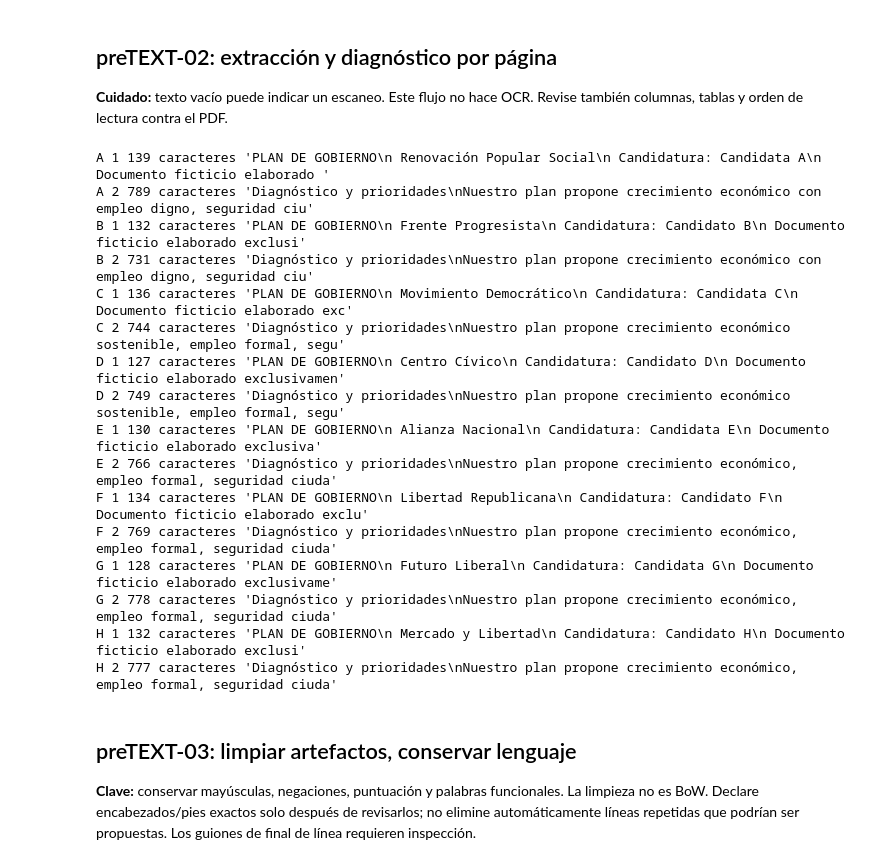
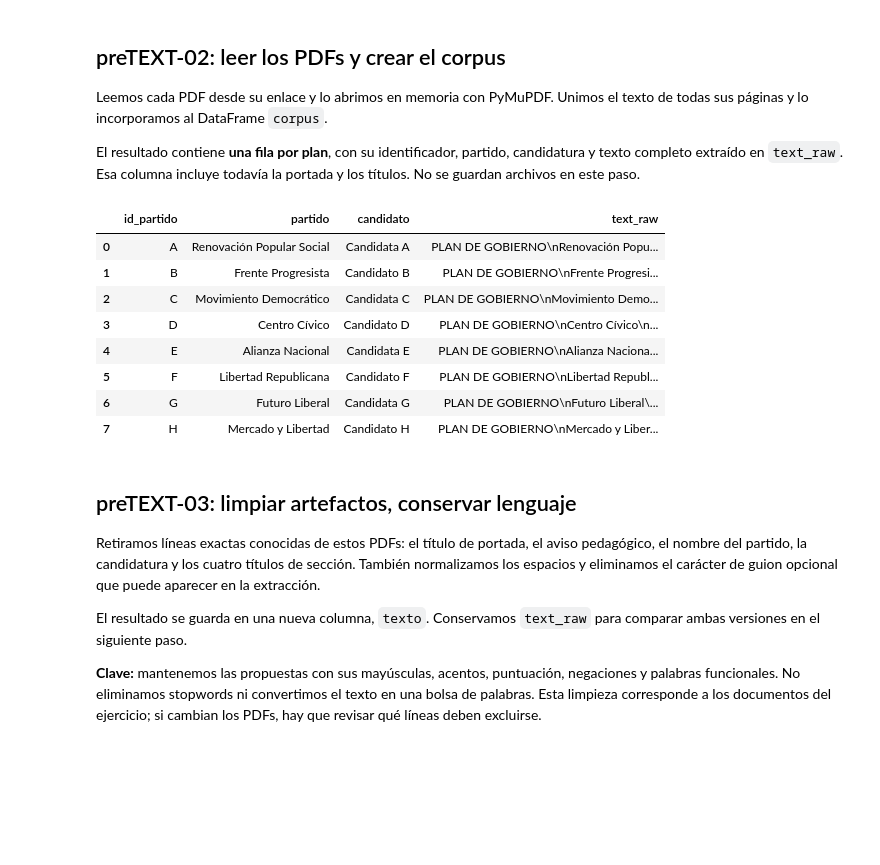
Before and after one commit to doctorado-cuanticp/text, a Jupyter notebook: preTextAnalysis.ipynb, the cells around one changed output. Saved outputs shown, nothing was run; the diff lists cells and outputs as text; code cells hidden in the pictures; blank space fills up the shorter version.

```diff
--- a/preTextAnalysis.ipynb
+++ b/preTextAnalysis.ipynb
@@ -76,34 +78,48 @@ assert len({r['id_partido'] for r in MANIFIESTO}) == 8
 # %% [markdown]
-## preTEXT-02: extracción y diagnóstico por página
-**Cuidado:** texto vacío puede indicar un escaneo. Este flujo no hace OCR. Revise también columnas, tablas y orden de lectura contra el PDF.
+## preTEXT-02: leer los PDFs y crear el corpus
+
+Leemos cada PDF desde su enlace y lo abrimos en memoria con PyMuPDF. Unimos el texto de todas sus páginas y lo incorporamos al DataFrame `corpus`.
+
+El resultado contiene **una fila por plan**, con su identificador, partido, candidatura y texto completo extraído en `text_raw`. Esa columna incluye todavía la portada y los títulos. No se guardan archivos en este paso.
-# %%
-from pypdf import PdfReader
-paginas = []
-for r in MANIFIESTO:
-    reader = PdfReader(PDFS/r['archivo'])
-    for k, page in enumerate(reader.pages, 1):
-        text = page.extract_text() or ''
-        paginas.append(dict(id_partido=r['id_partido'], archivo=r['archivo'], pagina=k, original=text))
-        print(r['id_partido'], k, len(text), 'caracteres', repr(text[:100]))
-assert all(p['original'].strip() for p in paginas), 'Hay páginas vacías: revisar OCR/extracción antes de continuar.'
-# %% [output]
-A 1 139 caracteres 'PLAN DE GOBIERNO\n Renovación Popular Social\n Candidatura: Candidata A\n Documento ficticio elaborado '
-A 2 789 caracteres 'Diagnóstico y prioridades\nNuestro plan propone crecimiento económico con empleo digno, seguridad ciu'
-B 1 132 caracteres 'PLAN DE GOBIERNO\n Frente Progresista\n Candidatura: Candidato B\n Documento ficticio elaborado exclusi'
-B 2 731 caracteres 'Diagnóstico y prioridades\nNuestro plan propone crecimiento económico con empleo digno, seguridad ciu'
-C 1 136 caracteres 'PLAN DE GOBIERNO\n Movimiento Democrático\n Candidatura: Candidata C\n Documento ficticio elaborado exc'
-C 2 744 caracteres 'Diagnóstico y prioridades\nNuestro plan propone crecimiento económico sostenible, empleo formal, segu'
-D 1 127 caracteres 'PLAN DE GOBIERNO\n Centro Cívico\n Candidatura: Candidato D\n Documento ficticio elaborado exclusivamen'
-D 2 749 caracteres 'Diagnóstico y prioridades\nNuestro plan propone crecimiento económico sostenible, empleo formal, segu'
-E 1 130 caracteres 'PLAN DE GOBIERNO\n Alianza Nacional\n Candidatura: Candidata E\n Documento ficticio elaborado exclusiva'
-E 2 766 caracteres 'Diagnóstico y prioridades\nNuestro plan propone crecimiento económico, empleo formal, seguridad ciuda'
-F 1 134 caracteres 'PLAN DE GOBIERNO\n Libertad Republicana\n Candidatura: Candidato F\n Documento ficticio elaborado exclu'
-F 2 769 caracteres 'Diagnóstico y prioridades\nNuestro plan propone crecimiento económico, empleo formal, seguridad ciuda'
-G 1 128 caracteres 'PLAN DE GOBIERNO\n Futuro Liberal\n Candidatura: Candidata G\n Documento ficticio elaborado exclusivame'
-G 2 778 caracteres 'Diagnóstico y prioridades\nNuestro plan propone crecimiento económico, empleo formal, seguridad ciuda'
-H 1 132 caracteres 'PLAN DE GOBIERNO\n Mercado y Libertad\n Candidatura: Candidato H\n Documento ficticio elaborado exclusi'
-H 2 777 caracteres 'Diagnóstico y prioridades\nNuestro plan propone crecimiento económico, empleo formal, seguridad ciuda'
+# %%
+import pymupdf as fitz
+import pandas as pd
+
+documents = []
+
+for r in MANIFIESTO:
+    with urlopen(r['url']) as response:
+        contenido = response.read()
+
+    with fitz.open(stream=contenido, filetype='pdf') as doc:
+        texto = "\n".join(page.get_text() for page in doc)
+
+    documents.append({
+        'id_partido': r['id_partido'],
+        'partido': r['partido'],
+        'candidato': r['candidato'],
+        'text_raw': texto,
+    })
+
+corpus = pd.DataFrame(documents)
+
+corpus
+# %% [output]
+|  | id_partido | partido | candidato | text_raw |
+| 0 | A | Renovación Popular Social | Candidata A | PLAN DE GOBIERNO\nRenovación Popu... |
+| 1 | B | Frente Progresista | Candidato B | PLAN DE GOBIERNO\nFrente Progresi... |
+| 2 | C | Movimiento Democrático | Candidata C | PLAN DE GOBIERNO\nMovimiento Demo... |
+| 3 | D | Centro Cívico | Candidato D | PLAN DE GOBIERNO\nCentro Cívico\n... |
+| 4 | E | Alianza Nacional | Candidata E | PLAN DE GOBIERNO\nAlianza Naciona... |
+| 5 | F | Libertad Republicana | Candidato F | PLAN DE GOBIERNO\nLibertad Republ... |
+| 6 | G | Futuro Liberal | Candidata G | PLAN DE GOBIERNO\nFuturo Liberal\... |
+| 7 | H | Mercado y Libertad | Candidato H | PLAN DE GOBIERNO\nMercado y Liber... |
 # %% [markdown]
 ## preTEXT-03: limpiar artefactos, conservar lenguaje
-**Clave:** conservar mayúsculas, negaciones, puntuación y palabras funcionales. La limpieza no es BoW. Declare encabezados/pies exactos solo después de revisarlos; no elimine automáticamente líneas repetidas que podrían ser propuestas. Los guiones de final de línea requieren inspección.
+
+Retiramos líneas exactas conocidas de estos PDFs: el título de portada, el aviso pedagógico, el nombre del partido, la candidatura y los cuatro títulos de sección. También normalizamos los espacios y eliminamos el carácter de guion opcional que puede aparecer en la extracción.
+
+El resultado se guarda en una nueva columna, `texto`. Conservamos `text_raw` para comparar ambas versiones en el siguiente paso.
+
+**Clave:** mantenemos las propuestas con sus mayúsculas, acentos, puntuación, negaciones y palabras funcionales. No eliminamos stopwords ni convertimos el texto en una bolsa de palabras. Esta limpieza corresponde a los documentos del ejercicio; si cambian los PDFs, hay que revisar qué líneas deben excluirse.
 # %%
```
Also changed, not shown: parts of 11 cells of this notebook, 1 other file.
